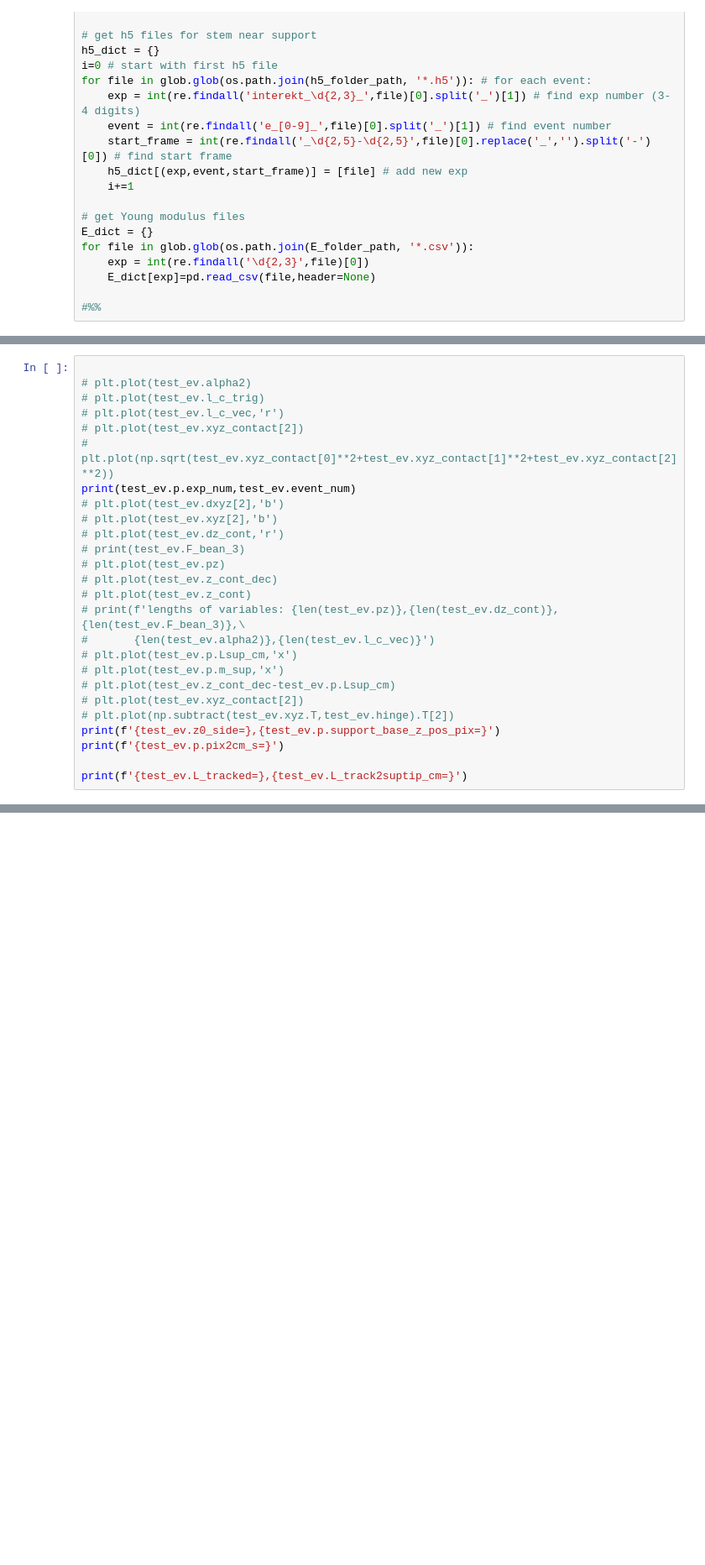
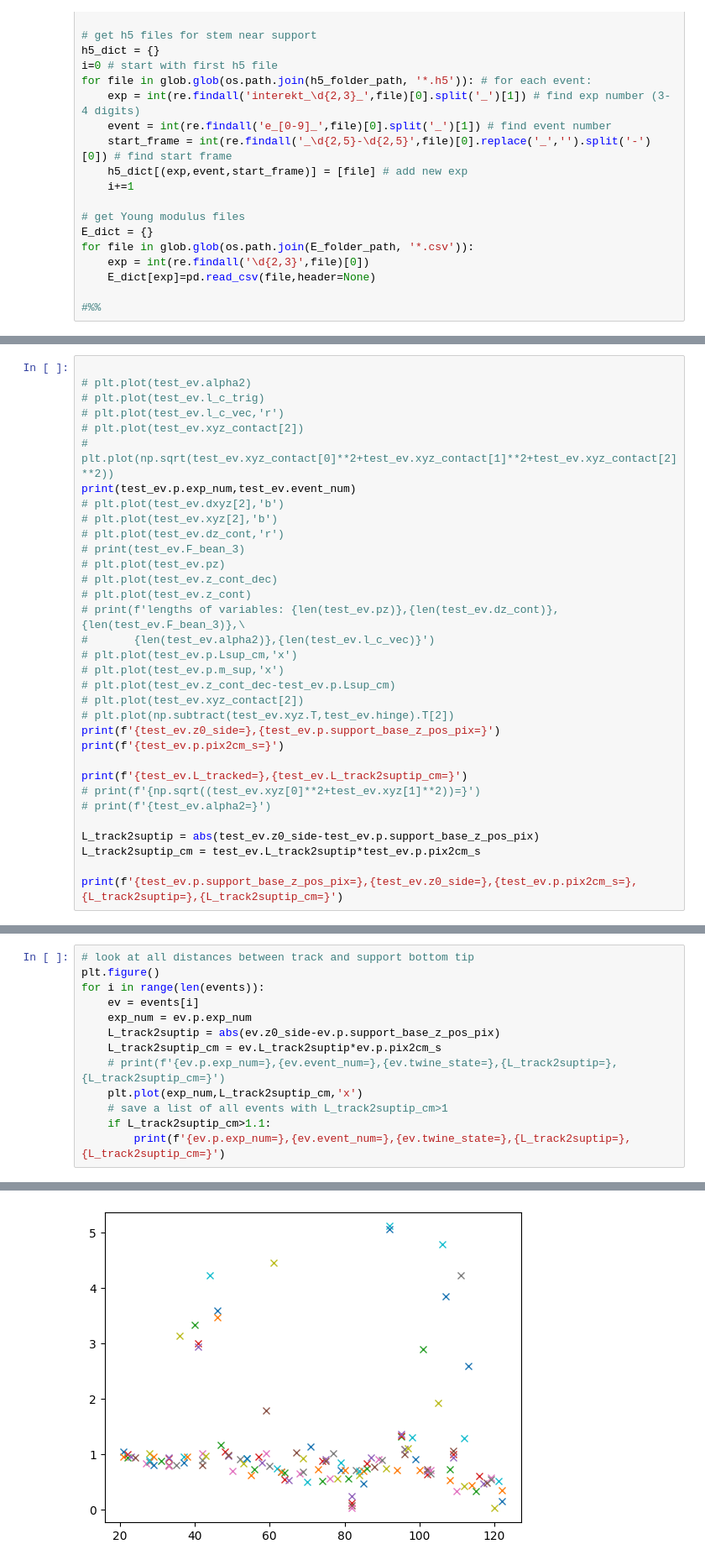
Before and after one commit to amirohad/Repo_article0, a Jupyter notebook: test_new_calcs.ipynb, the cells around one changed output, grey strips where cells are left out. Shown at 84% size. Saved outputs shown, nothing was run; the diff lists cells and outputs as text; blank space fills up the shorter version.

Commit message:
updating
total pendulum length updated
newly measured z positions of support bottom at eq

```diff
--- a/test_new_calcs.ipynb
+++ b/test_new_calcs.ipynb
@@ -318,4 +337,11 @@ print(f'{test_ev.z0_side=},{test_ev.p.support_base_z_pos_pix=}')
 print(f'{test_ev.p.pix2cm_s=}')
 
 print(f'{test_ev.L_tracked=},{test_ev.L_track2suptip_cm=}')
+# print(f'{np.sqrt((test_ev.xyz[0]**2+test_ev.xyz[1]**2))=}')
+# print(f'{test_ev.alpha2=}')
+
+L_track2suptip = abs(test_ev.z0_side-test_ev.p.support_base_z_pos_pix)
+L_track2suptip_cm = test_ev.L_track2suptip*test_ev.p.pix2cm_s
+
+print(f'{test_ev.p.support_base_z_pos_pix=},{test_ev.z0_side=},{test_ev.p.pix2cm_s=},{L_track2suptip=},{L_track2suptip_cm=}')
 # %% [output]
@@ -325,0 +353,14 @@ test_ev.L_tracked=18.974073952639998,test_ev.L_track2suptip_cm=0.925925920000000
+# %%
+# look at all distances between track and support bottom tip
+plt.figure()
+for i in range(len(events)):
+    ev = events[i]
+    exp_num = ev.p.exp_num
+    L_track2suptip = abs(ev.z0_side-ev.p.support_base_z_pos_pix)
+    L_track2suptip_cm = ev.L_track2suptip*ev.p.pix2cm_s
+    # print(f'{ev.p.exp_num=},{ev.event_num=},{ev.twine_state=},{L_track2suptip=},{L_track2suptip_cm=}')
+    plt.plot(exp_num,L_track2suptip_cm,'x')
+    # save a list of all events with L_track2suptip_cm>1
+    if L_track2suptip_cm>1.1:
+        print(f'{ev.p.exp_num=},{ev.event_num=},{ev.twine_state=},{L_track2suptip=},{L_track2suptip_cm=}')
+# %% [output]
@@ -325,0 +384 @@ test_ev.L_tracked=18.974073952639998,test_ev.L_track2suptip_cm=0.925925920000000
+[figure, added]
```
Also changed, not shown: parts of 8 cells of this notebook, 1 other file.
